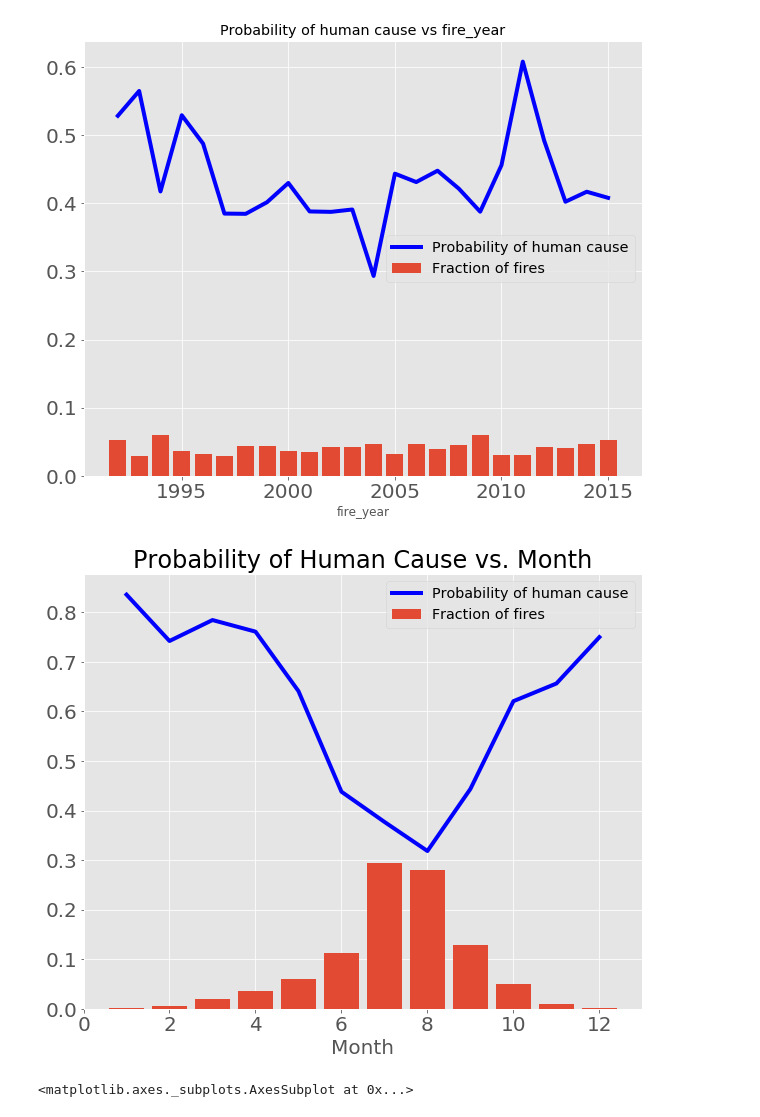
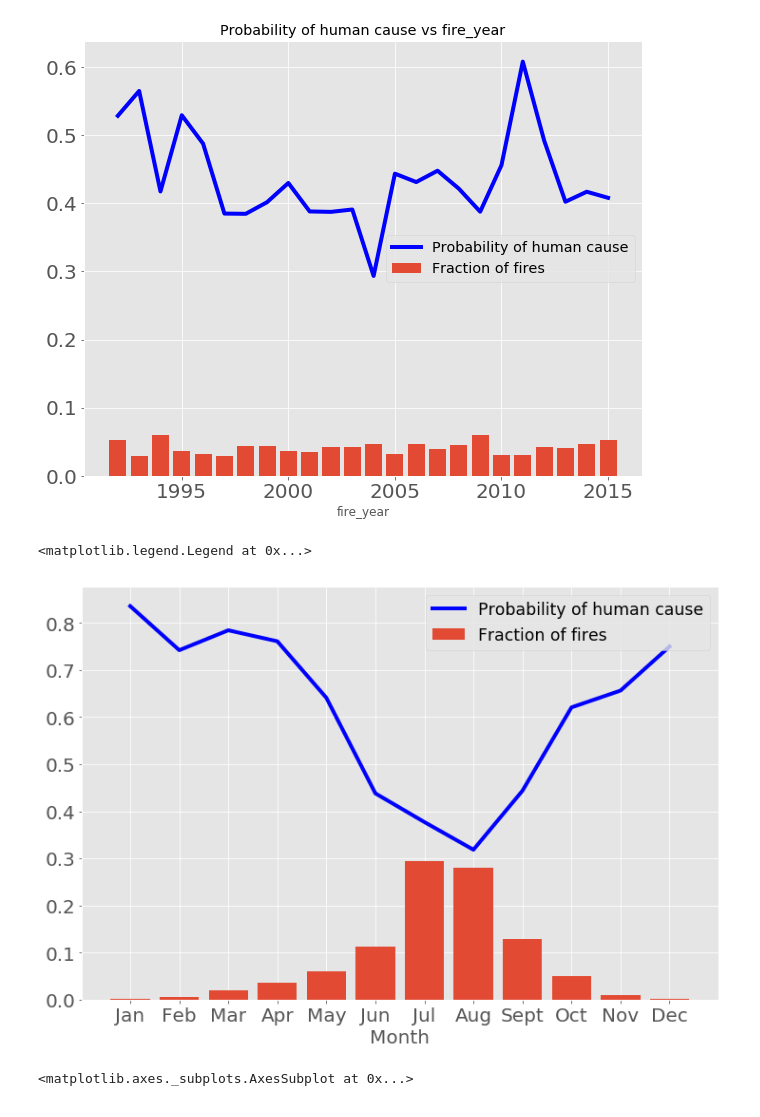
Before and after one commit to magstewart/wildfire-project, a Jupyter notebook: Wildfires_EDA.ipynb, the cells around one changed output. Drawn from its saved outputs; the diff is of its cells as text; code cells hidden in the pictures.

```diff
--- a/Wildfires_EDA.ipynb
+++ b/Wildfires_EDA.ipynb
@@ -85,13 +87,19 @@ plot.univariate_plot('fire_year', ax, df)
 # %% [output]
 [figure]
 # %%
-fig, ax = plt.subplots(figsize=(10,8))
+fig, ax = plt.subplots(figsize=(12,8))
 plot.univariate_plot('month_x', ax, df)
-ax.set_title('Probability of Human Cause vs. Month', fontsize=24)
+#ax.set_title('Probability of Human Cause vs. Month', fontsize=24)
+ax.set_title('')
+months = ['Jan','Feb','Mar', 'Apr', 'May', 'Jun', 'Jul', 'Aug', 'Sept', 'Oct','Nov', 'Dec' ]
 ax.set_xlabel('Month', fontsize=20)
+ax.set_xticks(np.arange(1,13))
+ax.set_xticklabels(months)
 fig.savefig('images/month_univariate')
+ax.legend(fontsize='xx-large', loc=1)
 # %% [output]
+<matplotlib.legend.Legend at 0x...>
-[figure, old version]
+[figure, new version]
 # %%
 df['prcp'].hist(bins=50)
 # %% [output]
```
Also changed, not shown: parts of 14 cells of this notebook.
